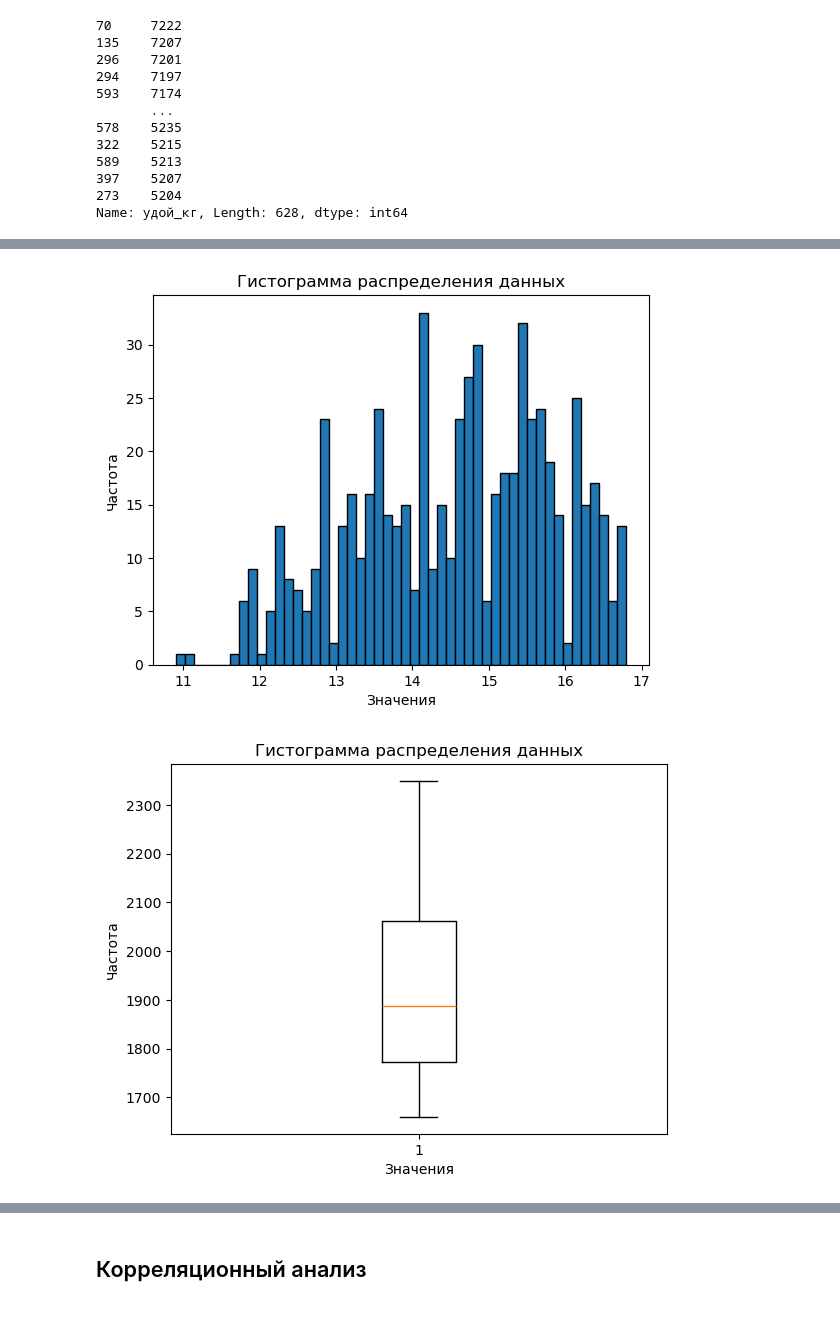
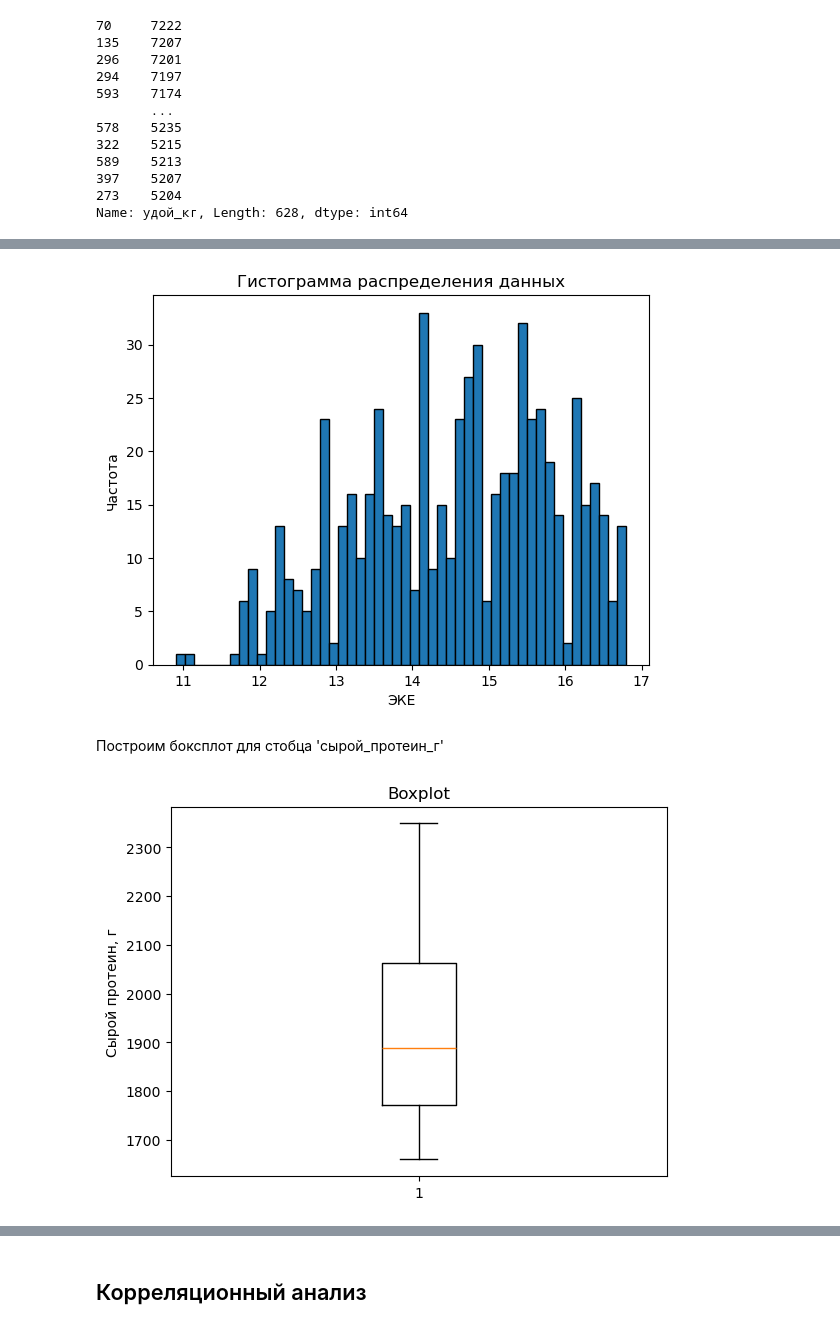
Before and after one commit to butuzovzeleboba/Linear-models-in-machine-learning, a Jupyter notebook: Linear models in machine learning.ipynb, the cells around one changed output, grey strips where cells are left out. Saved outputs shown, nothing was run; the diff lists cells and outputs as text; code cells hidden in the pictures.

```diff
--- a/Linear models in machine learning.ipynb
+++ b/Linear models in machine learning.ipynb
@@ -615,14 +637,15 @@ plt.ylabel('Частота');
 # %%
 plt.hist(ferma_main['энергетическая_кормовая_единица'], bins=50, edgecolor='black')
 plt.title('Гистограмма распределения данных')
-plt.xlabel('Значения')
+plt.xlabel('ЭКЕ')
 plt.ylabel('Частота');
 # %% [output]
-[figure, old version]
+[figure, new version]
+# %% [markdown]
+Построим боксплот для стобца 'сырой_протеин_г'
 # %%
 plt.boxplot(ferma_main['сырой_протеин_г'])
-plt.title('Гистограмма распределения данных')
-plt.xlabel('Значения')
-plt.ylabel('Частота');
+plt.title('Boxplot')
+plt.ylabel('Сырой протеин, г');
 # %% [output]
-[figure, old version]
+[figure, new version]
```
Also changed, not shown: parts of 42 cells of this notebook.
